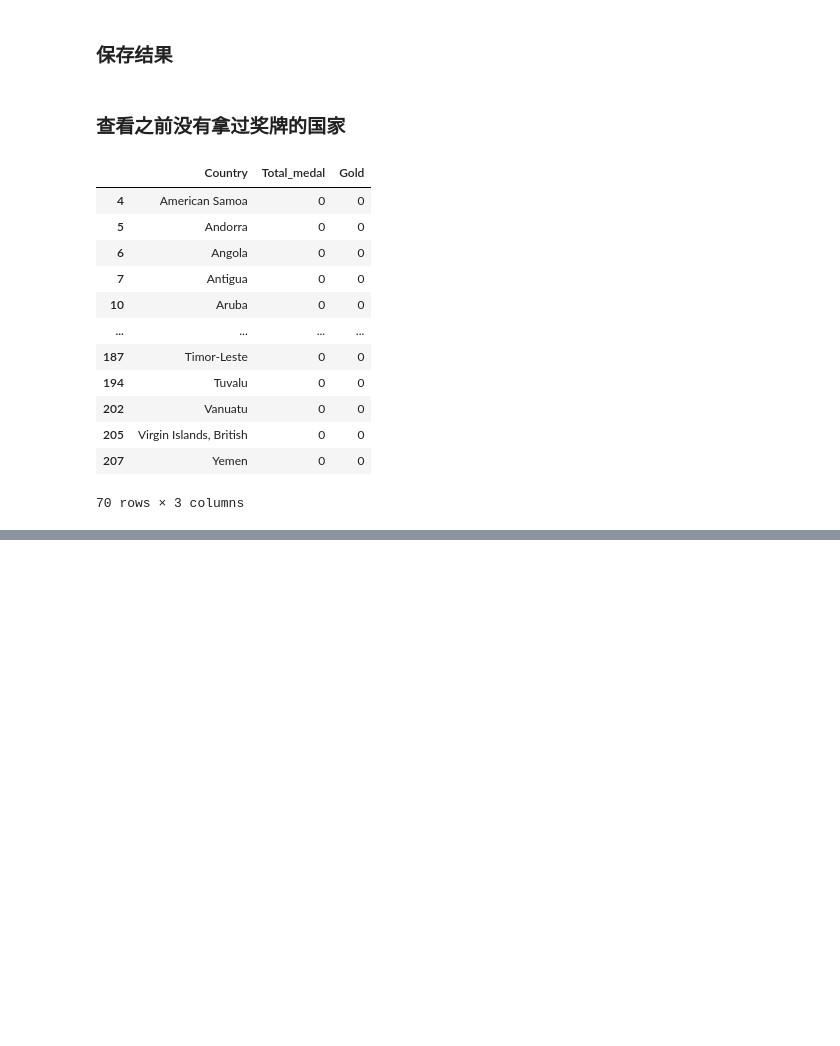
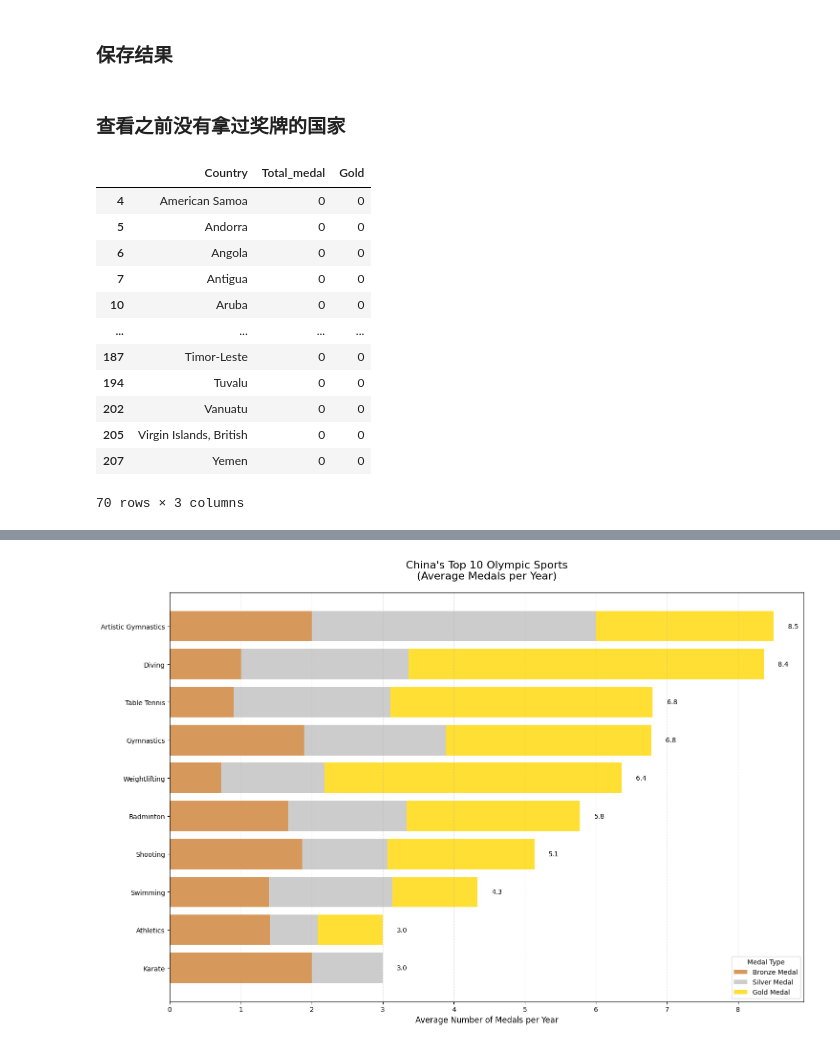
Before and after one commit to Evan-Li-2024/2025MCM-c, a Jupyter notebook: Olympics-analysis.ipynb, the cells around one changed output, grey strips where cells are left out. Saved outputs shown, nothing was run; the diff lists cells and outputs as text; code cells hidden in the pictures; blank space fills up the shorter version.

```diff
--- a/Olympics-analysis.ipynb
+++ b/Olympics-analysis.ipynb
@@ -2785,0 +2855,6 @@ no_medal_predictions.to_csv('no_medal_predictions.csv',index = False)
+# %%
+# 计算每次参赛的平均奖牌数
+summary_by_sport['Gold_per_year'] = summary_by_sport['Gold'] / summary_by_sport['Year']
+summary_by_sport['Silver_per_year'] = summary_by_sport['Silver'] / summary_by_sport['Year']
+summary_by_sport['Bronze_per_year'] = summary_by_sport['Bronze'] / summary_by_sport['Year']
+summary_by_sport['Total_per_year'] = summary_by_sport['Total_medal'] / summary_by_sport['Year']
@@ -2785,0 +2877,10 @@ no_medal_predictions.to_csv('no_medal_predictions.csv',index = False)
+# %%
+# 找出中国每年获得奖牌个数最多的十个项目
+
+# 按总奖牌数排序
+summary_by_sport_sorted = summary_by_sport.sort_values(['Country', 'Total_medal'], ascending=[True, False])
+
+print("\n中国最具优势的10个运动项目（按总奖牌数）：")
+print(summary_by_sport_sorted[
+    summary_by_sport_sorted['Country'] == 'China'
+].head(10)[['Sport', 'Gold_per_year','Silver_per_year','Bronze_per_year', 'Total_per_year']].to_string())
@@ -2785,0 +2920,65 @@ no_medal_predictions.to_csv('no_medal_predictions.csv',index = False)
+# %%
+import matplotlib.pyplot as plt
+import numpy as np
+
+# 获取中国前10的运动项目数据并按照每年平均奖牌数倒序排序
+china_top10_sport = summary_by_sport_sorted[
+    summary_by_sport_sorted['Country'] == 'China'
+].sort_values('Total_per_year', ascending=False).head(10)[
+    ['Sport', 'Gold_per_year', 'Silver_per_year', 'Bronze_per_year', 'Total_per_year']
+]
+
+# 按倒序重新排列索引
+china_top10_sport = china_top10_sport.iloc[::-1]  # 倒序排列使条形图从上到下排序
+
+# 创建可视化
+plt.figure(figsize=(15, 10))
+
+# 准备数据
+sports = china_top10_sport['Sport'].tolist()
+medals = {
+    'Bronze': china_top10_sport['Bronze_per_year'].tolist(),
+    'Silver': china_top10_sport['Silver_per_year'].tolist(),
+    'Gold': china_top10_sport['Gold_per_year'].tolist()
+}
+
+# 计算总数
+total_medals = china_top10_sport['Total_per_year'].tolist()
+
+# 设置条形图的位置
+y_pos = np.arange(len(sports))
+
+# 创建堆叠条形图
+left = np.zeros(len(sports))
+colors = ['#CD7F32', '#C0C0C0', '#FFD700']  # 铜、银、金色
+labels = ['Bronze Medal', 'Silver Medal', 'Gold Medal']
+
+for medal, values in medals.items():
+    plt.barh(y_pos, values, left=left, color=colors[list(medals.keys()).index(medal)],
+             label=medal, alpha=0.8)
+    left += values
+
+
+# 添加总数
+for i, total in enumerate(total_medals):
+    plt.text(total + 0.2, i, f"{total:.1f}", va='center')
+
+# 自定义图表
+plt.title("China's Top 10 Olympic Sports\n(Average Medals per Year)",
+          pad=20, fontsize=16)
+plt.xlabel("Average Number of Medals per Year", fontsize=12)
+plt.yticks(y_pos, sports, fontsize=10)
+
+# 添加图例
+plt.legend(labels, title="Medal Type", loc='lower right')
+
+# 添加网格线
+plt.grid(axis='x', linestyle='--', alpha=0.3)
+
+# 调整布局
+plt.tight_layout()
+
+# 显示图表
+plt.show()
+# %% [output]
+[figure, added]
```
Also changed, not shown: parts of 10 cells of this notebook, 10 other files.
